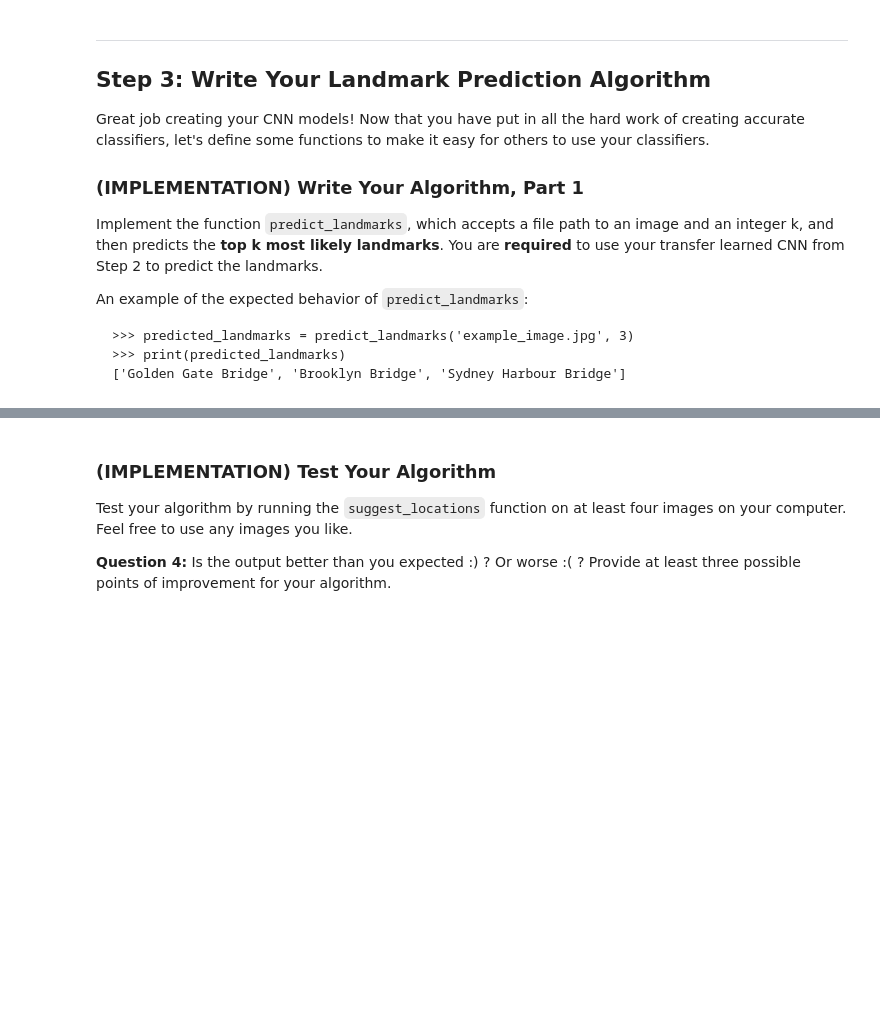
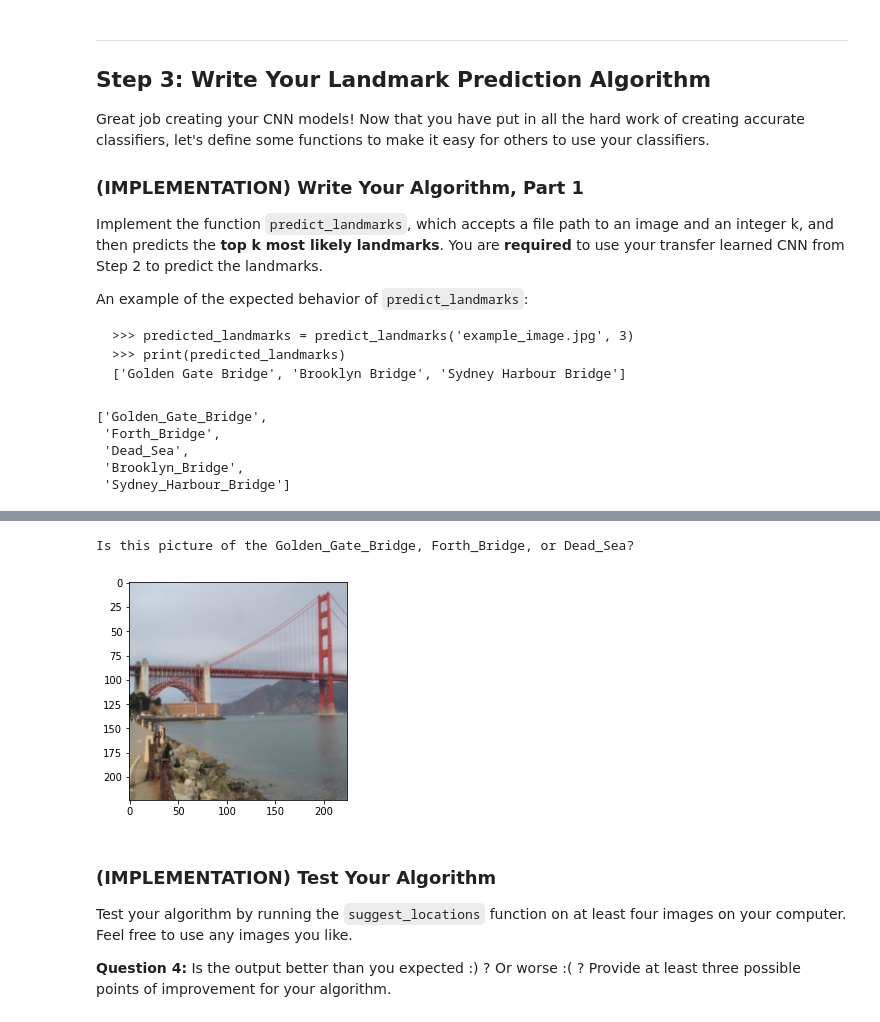
Before and after one commit to ng572/landmark-classification, a Jupyter notebook: landmark_project/landmark.ipynb, the cells around one changed output, grey strips where cells are left out. Cells and saved outputs as stored; diff of their text form; code cells hidden in the pictures; blank space fills up the shorter version.

```diff
--- a/landmark_project/landmark.ipynb
+++ b/landmark_project/landmark.ipynb
@@ -467,8 +612,10 @@ __Answer:__
 Train and validate your model in the code cell below.  [Save the final model parameters](http://pytorch.org/docs/master/notes/serialization.html) at filepath `'model_transfer.pt'`.
 # %%
 # TODO: train the model and save the best model parameters at filepath 'model_transfer.pt'
+num_epochs = 20
 
-
+model_transfer = train(num_epochs, loaders_transfer, model_transfer, get_optimizer_transfer(model_transfer),
+                      criterion_transfer, use_cuda, 'model_transfer.pt')
 
 #-#-# Do NOT modify the code below this line. #-#-#
 
@@ -482,0 +647,9 @@ test(loaders_transfer, model_transfer, criterion_transfer, use_cuda)
+# %%
+###################
+# if not already,
+# load state dict
+###################
+
+model_transfer.load_state_dict(torch.load('model_transfer.pt'))
+
+test(loaders_transfer, model_transfer, criterion_transfer, use_cuda)
@@ -500,17 +678,40 @@ An example of the expected behavior of `predict_landmarks`:
 # %%
 import cv2
 from PIL import Image
+import matplotlib.pyplot as plt
+import numpy as np
+import torch
 
 ## the class names can be accessed at the `classes` attribute
 ## of your dataset object (e.g., `train_dataset.classes`)
 
 def predict_landmarks(img_path, k):
     ## TODO: return the names of the top k landmarks predicted by the transfer learned CNN
-
-
+    PILimg = Image.open(img_path)
+    algorithm_transform = transforms.Compose([transforms.Resize((224, 224)),
+                                            transforms.ToTensor(),
+                                            transforms.Normalize((0.5, 0.5, 0.5), (0.5, 0.5, 0.5))])
+    img_tensor = algorithm_transform(PILimg)
+    img_tensor = torch.unsqueeze(img_tensor, 0)
+    if use_cuda:
+        img_tensor = img_tensor.cuda()
+    model_transfer.eval()
+    output = model_transfer(img_tensor)
+    #print(output.squeeze(0))
+    top_score, top_pos = torch.topk(output.squeeze(0), k)
+    result_list = []
+    for idx in top_pos:
+        result_list.append(classes[idx].lstrip('0123456789.'))
+    return result_list
 
 # test on a sample image
 predict_landmarks('images/test/09.Golden_Gate_Bridge/190f3bae17c32c37.jpg', 5)
+# %% [output]
+['Golden_Gate_Bridge',
+ 'Forth_Bridge',
+ 'Dead_Sea',
+ 'Brooklyn_Bridge',
+ 'Sydney_Harbour_Bridge']
 # %% [markdown]
 ### (IMPLEMENTATION) Write Your Algorithm, Part 2
 
@@ -521,15 +722,21 @@ Some sample output for `suggest_locations` is provided below, but feel free to d
 # %%
 def suggest_locations(img_path):
     # get landmark predictions
     predicted_landmarks = predict_landmarks(img_path, 3)
 
     ## TODO: display image and display landmark predictions
-
-
-
+    PILimg = Image.open(img_path)
+    user_transform = transforms.Compose([transforms.Resize((224, 224)),
+                                         transforms.ToTensor()])
+    img_tensor = user_transform(PILimg)
+    plt.imshow(np.transpose(img_tensor, (1, 2, 0)))
+    print(f"Is this picture of the {predicted_landmarks[0]}, {predicted_landmarks[1]}, or {predicted_landmarks[2]}?")
 
 # test on a sample image
 suggest_locations('images/test/09.Golden_Gate_Bridge/190f3bae17c32c37.jpg')
+# %% [output]
+Is this picture of the Golden_Gate_Bridge, Forth_Bridge, or Dead_Sea?
+[figure, added]
 # %% [markdown]
 ### (IMPLEMENTATION) Test Your Algorithm
 
```
Also changed, not shown: parts of 20 cells of this notebook, 4 other files.
